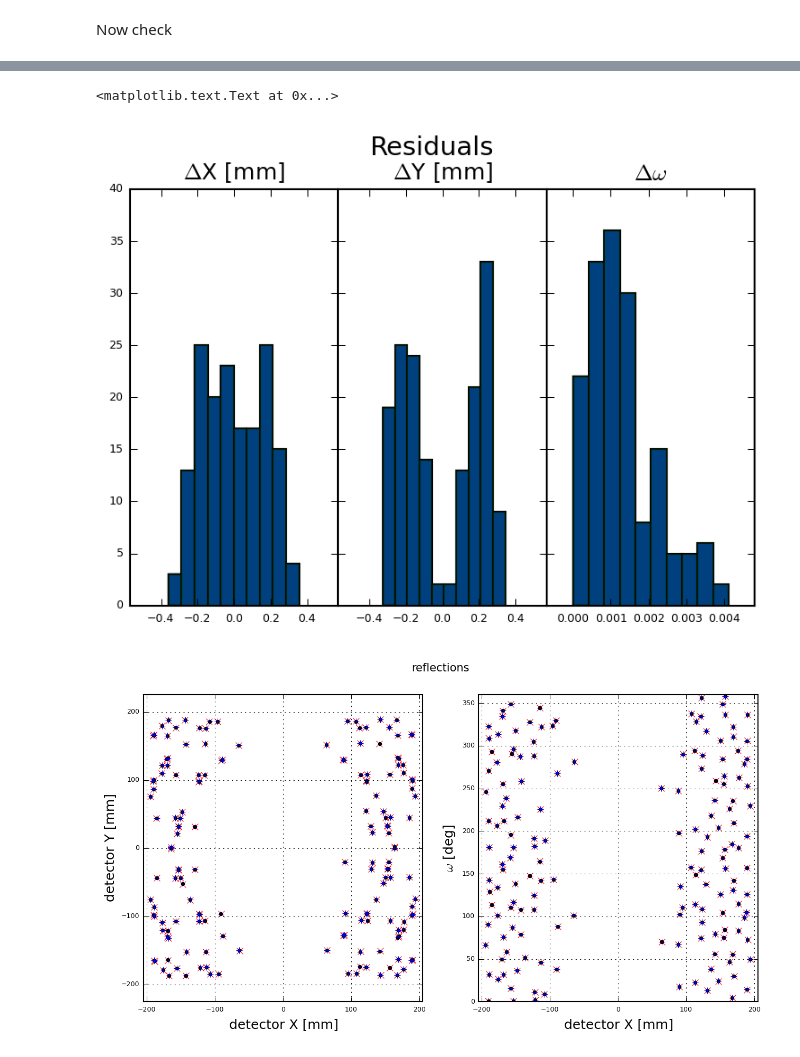
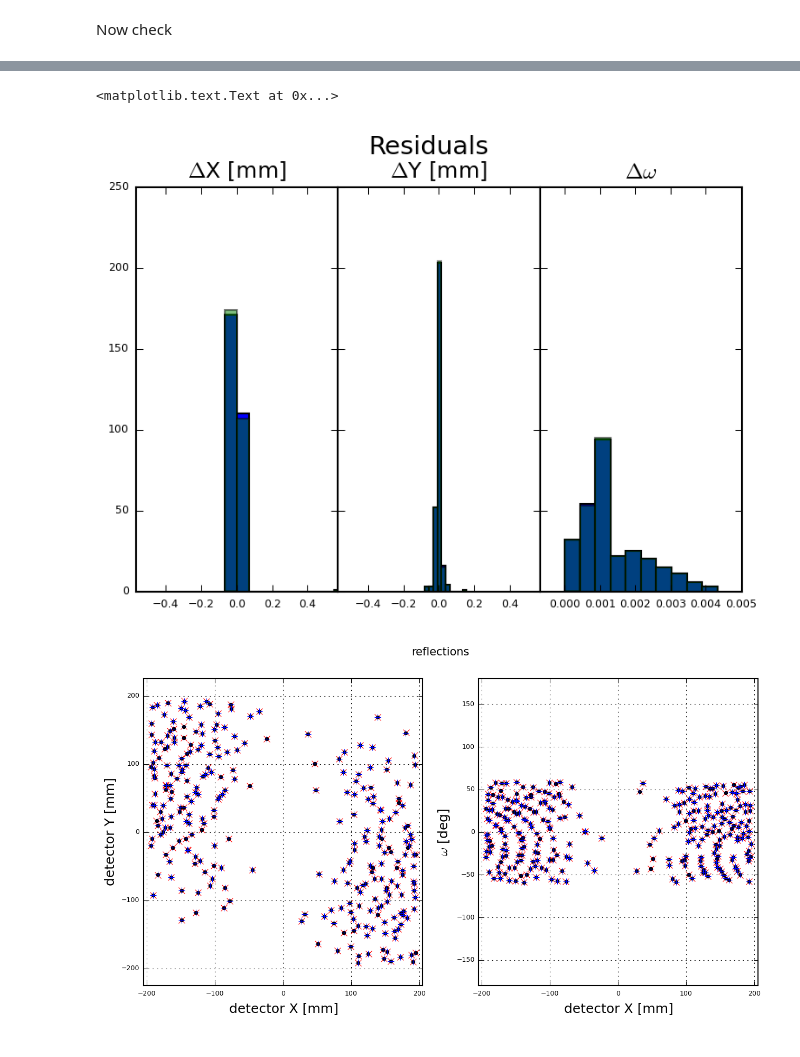
Before and after one commit to praxes/hexrd, a Jupyter notebook: share/calibrate_from_single_crystal.ipynb, the cells around one changed output, grey strips where cells are left out. Drawn from its saved outputs; the diff is of its cells as text; code cells hidden in the pictures.

```diff
--- a/share/calibrate_from_single_crystal.ipynb
+++ b/share/calibrate_from_single_crystal.ipynb
@@ -103,7 +101,7 @@ r2d = np.degrees(1)
         vInv_s[5]   (inv(V)[0, 1] * sqrt(2))
 # %%
 # detector calibration parameter refinement flags
-pFlag = np.array([0, 0, 0,
+pFlag = np.array([1, 1, 1,
                   1, 1, 1,
                   1,
                   0, 0, 0,
@@ -166,7 +164,7 @@ analysis_dir = cfg.analysis_dir
 
 old_parfilename = cfg.instrument.detector.parameters_old
 # This should use the yaml detector spec, but it appears to include crystal parameters as well:
-new_parfilename = os.path.join(working_dir, 'single-crystal-calibration.par')
+new_parfilename = os.path.join(working_dir, 'single-crystal-calibration.yml')
 quats_filename = os.path.join(working_dir, 'accepted_orientations.dat')
 spots_filename = os.path.join(analysis_dir, 'spots_%05d.out' % grainID)
 
@@ -323,12 +324,12 @@ fig1.subplots_adjust(wspace=0)
 fig1.suptitle("Residuals", fontsize=14, y=1.0)
 titles = [r'$\Delta$X [mm]', r'$\Delta$Y [mm]', r'$\Delta\omega$']
 for i in range(3):
-    axs1[i].hist(resd_i.reshape(sum(idx_new), 3)[:, i], color='b')
-    axs1[i].hist(resd_f.reshape(sum(idx_new), 3)[:, i], color='g', alpha=0.5)
+    axs1[i].hist(resd_i.reshape(sum(idx), 3)[:, i], color='b')
+    axs1[i].hist(resd_f.reshape(sum(idx), 3)[:, i], color='g', alpha=0.5)
     axs1[i].set_title(titles[i], fontsize=12)
     if i > 1:
-        axs1[i].set_xlim(-0.0007, np.max(resd_f.reshape(sum(idx_new), 3)[:, i])+0.0007)
-        axs1[i].set_xlim(-0.0007, np.max(resd_f.reshape(sum(idx_new), 3)[:, i])+0.0007)
+        axs1[i].set_xlim(-0.0007, np.max(resd_f.reshape(sum(idx), 3)[:, i])+0.0007)
+        axs1[i].set_xlim(-0.0007, np.max(resd_f.reshape(sum(idx), 3)[:, i])+0.0007)
     else:
         axs1[i].set_xlim(-0.57, 0.57)
         axs1[i].set_xlim(-0.57, 0.57)
@@ -372,8 +389,10 @@ RuntimeError: Infeasible parameters for hkls:
 First, let's kick out reflections with omega values bigger than the measurement step size
 # %%
 # first, kick out omegas that are too far away
+x_diff = abs(gtable[idx_0, -3] - xyo_f[:, 0])
+y_diff = abs(gtable[idx_0, -2] - xyo_f[:, 1])
 ome_diff = r2d*xf.angularDifference(gtable[idx_0, -1], xyo_f[:, 2])
-idx_1 = abs(ome_diff) <= 0.25
+idx_1 = np.logical_and(x_diff, np.logical_and(y_diff <= 0.2, ome_diff <= 0.25))
 print "keeping %d of %d input refls" %(sum(idx_1), sum(idx))
 idx_new = np.zeros_like(idx, dtype=bool)
 idx_new[np.where(idx_0 == 1)[0][idx_1]] = True
@@ -458,6 +477,47 @@ print "\tX\t\tY\t\tZ"
 print "\t%.3e\t%.3e\t%.3e" %tuple(1e3*g_refined[3:6])
 
 fid = open(new_parfilename, 'w')
+# initialize output dictionsary
+# DARREN: better way?
+new_par = {
+           'oscillation_stage':{
+                                'chi':0.,
+                                't_vec_s':np.zeros(3)
+                                },
+           'detector':{'id':'GE',
+                       'pixels':{'rows':2048, 'columns':2048, 'size':[0.2, 0.2]},
+                       'transform':{'tilt_angles':np.zeros(3), 't_vec_d':np.zeros(3)},
+                       'distortion':{'function_name':'GE_41RT', 'parameters':np.zeros(6)}
+                       },
+           'calibration_crystal':{'grainID':0,
+                                  'orientation':np.zeros(3),
+                                  'position':np.zeros(3),
+                                  'inv_stretch':np.hstack([np.ones(3), np.zeros(3)])
+                                  }
+           }
+
+new_par['oscillation_stage']['chi'] = float(results['chi'])
+new_par['oscillation_stage']['t_vec_s'] = results['tVec_s'].flatten().tolist()
+
+# ...chicken and egg problem here, until this format is standard
+new_par['detector']['pixels']['rows'] = 2048
+new_par['detector']['pixels']['columns'] = 2048
+new_par['detector']['pixels']['size'] = [0.2, 0.2]
+
+new_par['detector']['transform']['tilt_angles'] = np.array(results['tiltAngles']).tolist()
+new_par['detector']['transform']['t_vec_d'] = results['tVec_d'].flatten().tolist()
+
+new_par['detector']['distortion']['function_name'] = 'GE_41RT' # only choice besides None for now
+new_par['detector']['distortion']['parameters'] = results['dParams'].tolist()
+
+new_par['calibration_crystal']['grainID'] = grainID
+new_par['calibration_crystal']['orientation'] = g_refined[:3].tolist()
+new_par['calibration_crystal']['position'] = g_refined[3:6].tolist()
+new_par['calibration_crystal']['inv_stretch'] = g_refined[6:].tolist()
+
+print >> fid, yaml.dump(new_par); fid.close()
+
+fid = open(new_parfilename.split('.')[0] + '.par', 'w')
 
 print >> fid, \
     "%1.7e\t# tiltAngles[0]\n" % (results['tiltAngles'][0]) + \
@@ -482,7 +542,6 @@ print >> fid, \
     "%1.7e\t# vInv_s[3]    \n" % (g_refined[9])             + \
     "%1.7e\t# vInv_s[4]    \n" % (g_refined[10])            + \
     "%1.7e\t# vInv_s[5]    \n" % (g_refined[11])
-
 fid.close()
 
 # new style method 2; use an axes array
@@ -542,3 +601,3 @@ Centroidal coordinates [microns]:
 <matplotlib.text.Text at 0x...>
-[figure, old version]
+[figure, new version]
-[figure, old version]
+[figure, new version]
```
Also changed, not shown: parts of 9 cells of this notebook, 3 other files.
